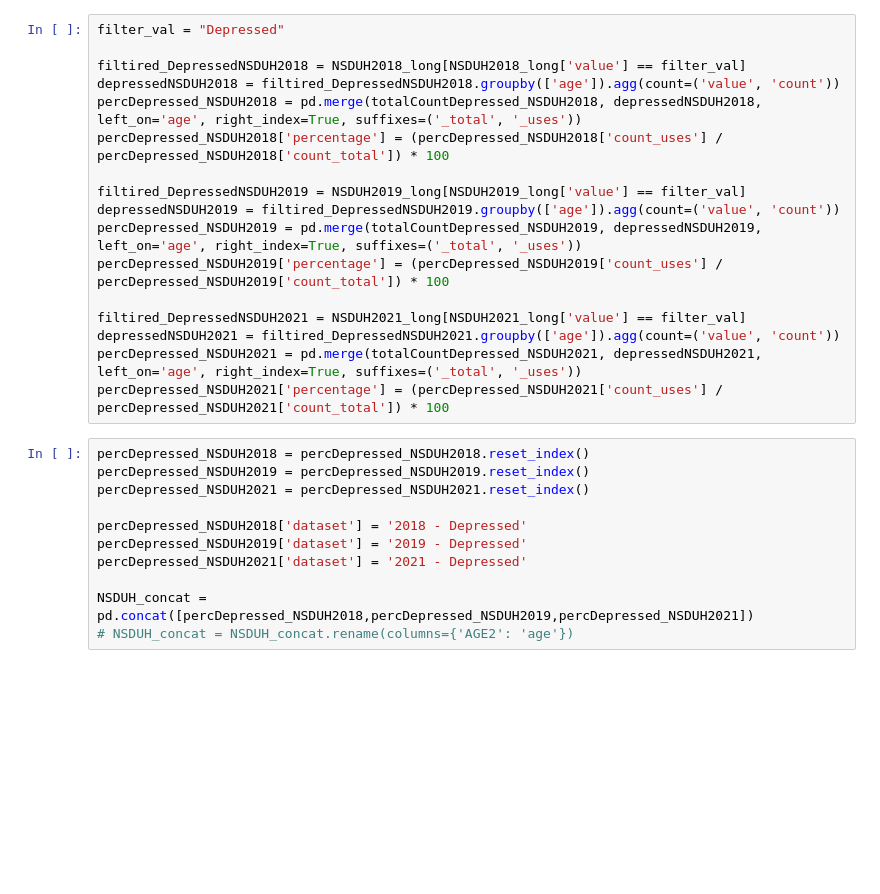
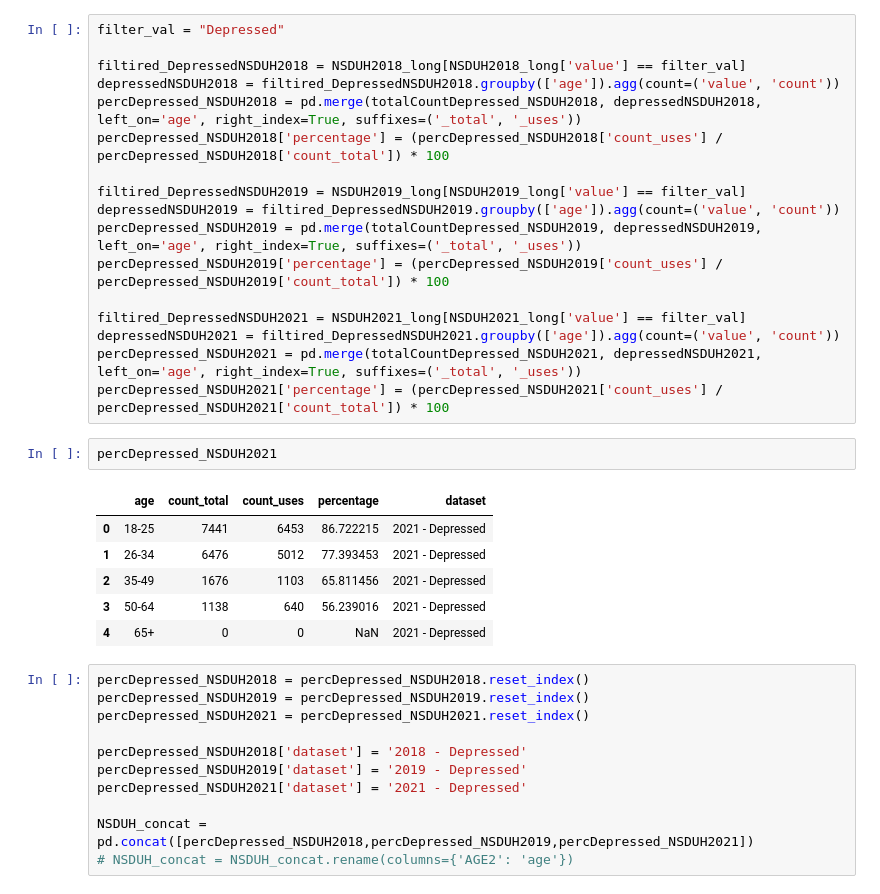
Before and after one commit to uic-cs418/group-project-gamon, a Jupyter notebook: synthia.ipynb, the cells around one changed output. Drawn from its saved outputs; the diff is of its cells as text; blank space fills up the shorter version.

```diff
--- a/synthia.ipynb
+++ b/synthia.ipynb
@@ -224,6 +224,15 @@ filtired_DepressedNSDUH2021 = NSDUH2021_long[NSDUH2021_long['value'] == filter_v
 depressedNSDUH2021 = filtired_DepressedNSDUH2021.groupby(['age']).agg(count=('value', 'count'))
 percDepressed_NSDUH2021 = pd.merge(totalCountDepressed_NSDUH2021, depressedNSDUH2021, left_on='age', right_index=True, suffixes=('_total', '_uses'))
 percDepressed_NSDUH2021['percentage'] = (percDepressed_NSDUH2021['count_uses'] / percDepressed_NSDUH2021['count_total']) * 100
+# %%
+percDepressed_NSDUH2021
+# %% [output]
+|  | age | count_total | count_uses | percentage | dataset |
+| 0 | 18-25 | 7441 | 6453 | 86.722215 | 2021 - Depressed |
+| 1 | 26-34 | 6476 | 5012 | 77.393453 | 2021 - Depressed |
+| 2 | 35-49 | 1676 | 1103 | 65.811456 | 2021 - Depressed |
+| 3 | 50-64 | 1138 | 640 | 56.239016 | 2021 - Depressed |
+| 4 | 65+ | 0 | 0 | NaN | 2021 - Depressed |
 # %%
 percDepressed_NSDUH2018 = percDepressed_NSDUH2018.reset_index()
 percDepressed_NSDUH2019 = percDepressed_NSDUH2019.reset_index()
```
Also changed, not shown: parts of 2 cells of this notebook.
